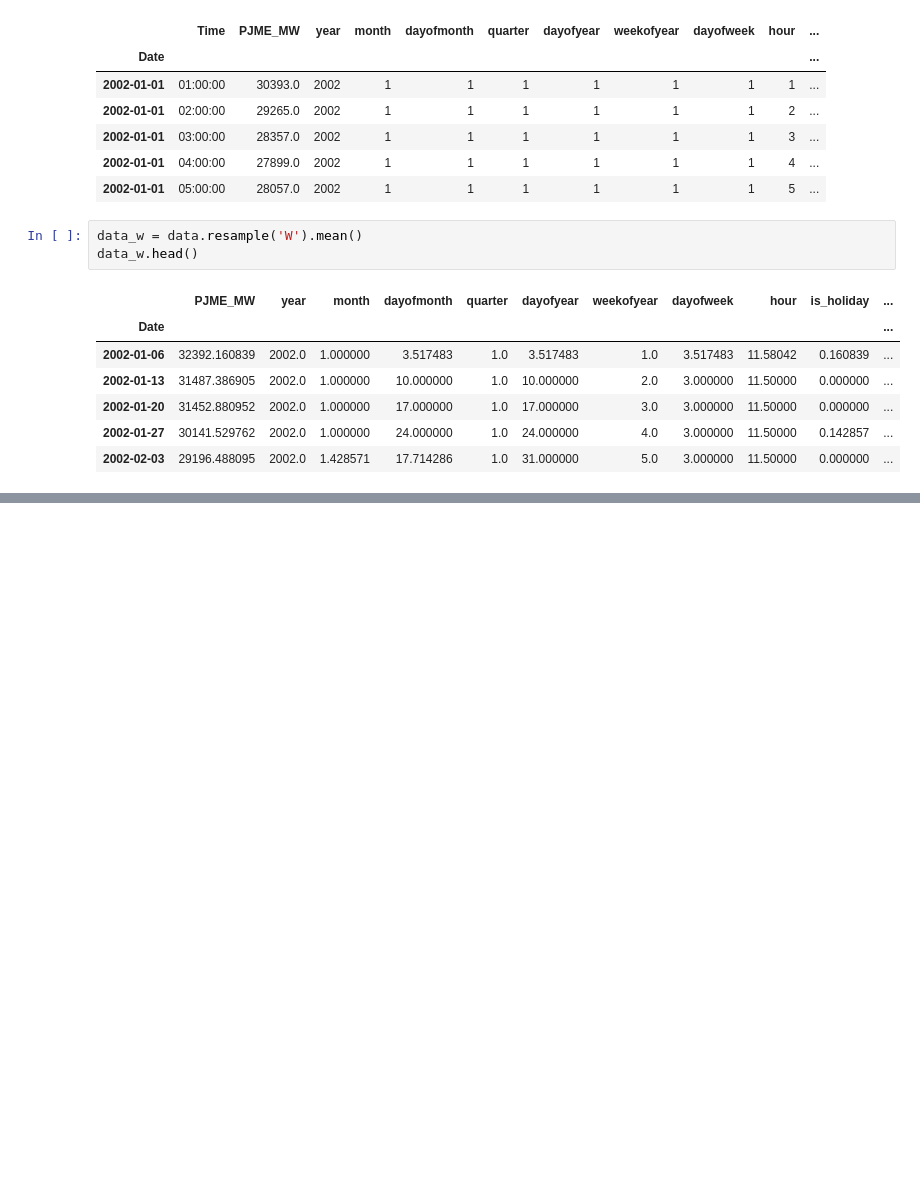
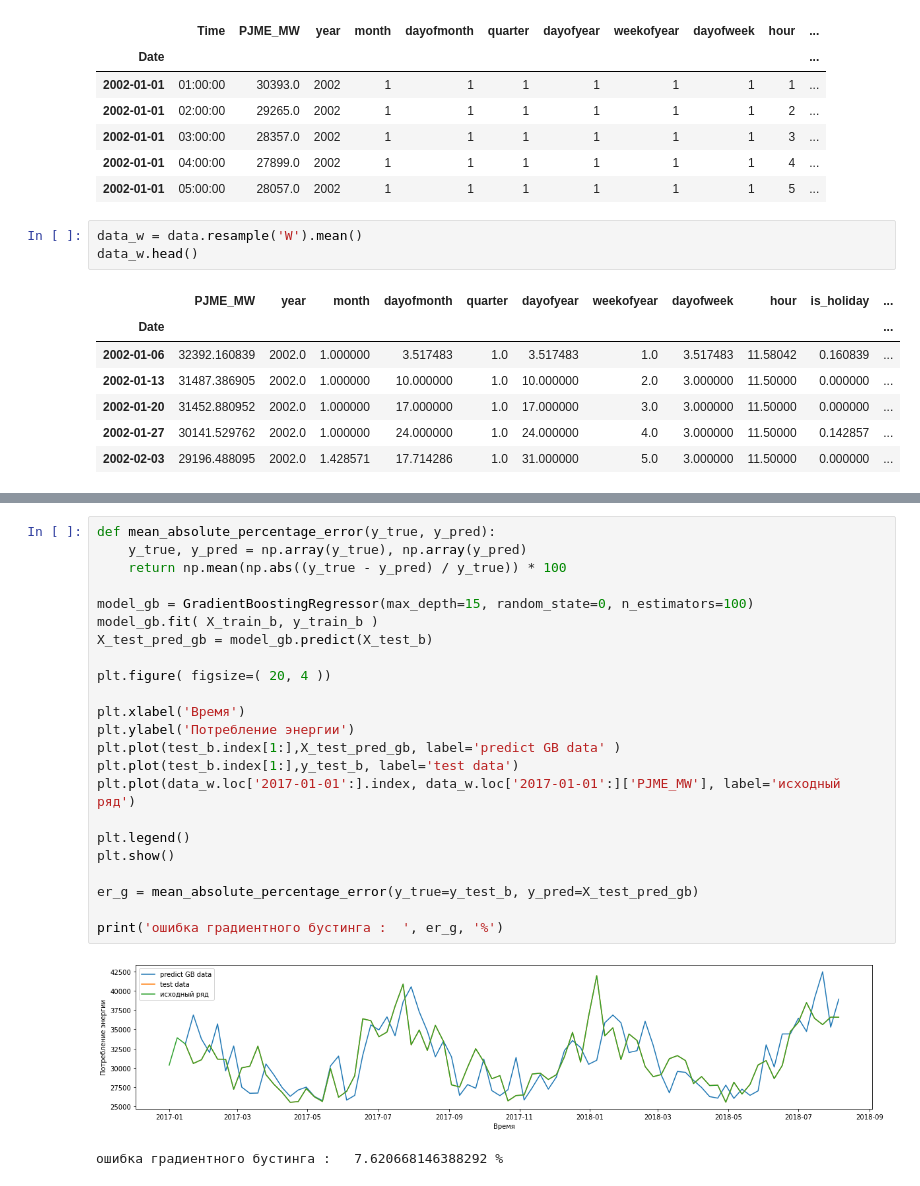
Before and after one commit to ARIV2019/machine-learning-in-business, a Jupyter notebook: les_4.ipynb, the cells around one changed output, grey strips where cells are left out. Cells and saved outputs as stored; diff of their text form; blank space fills up the shorter version.

```diff
--- a/les_4.ipynb
+++ b/les_4.ipynb
@@ -69,0 +101,26 @@ memory usage: 88.0 KB
+# %%
+def mean_absolute_percentage_error(y_true, y_pred):
+    y_true, y_pred = np.array(y_true), np.array(y_pred)
+    return np.mean(np.abs((y_true - y_pred) / y_true)) * 100
+
+model_gb = GradientBoostingRegressor(max_depth=15, random_state=0, n_estimators=100)
+model_gb.fit( X_train_b, y_train_b )
+X_test_pred_gb = model_gb.predict(X_test_b)
+
+plt.figure( figsize=( 20, 4 ))
+
+plt.xlabel('Время')
+plt.ylabel('Потребление энергии')
+plt.plot(test_b.index[1:],X_test_pred_gb, label='predict GB data' )
+plt.plot(test_b.index[1:],y_test_b, label='test data')
+plt.plot(data_w.loc['2017-01-01':].index, data_w.loc['2017-01-01':]['PJME_MW'], label='исходный ряд')
+
+plt.legend()
+plt.show()
+
+er_g = mean_absolute_percentage_error(y_true=y_test_b, y_pred=X_test_pred_gb)
+
+print('ошибка градиентного бустинга :  ', er_g, '%')
+# %% [output]
+[figure, added]
+ошибка градиентного бустинга :   7.620668146388292 %
```
Also changed, not shown: parts of 4 cells of this notebook.
